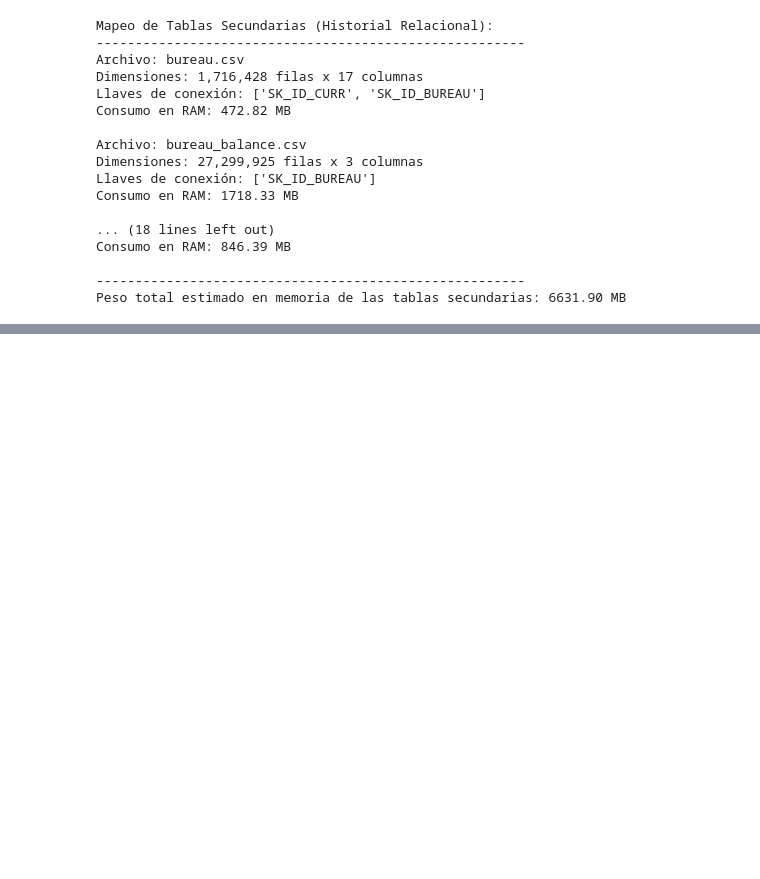
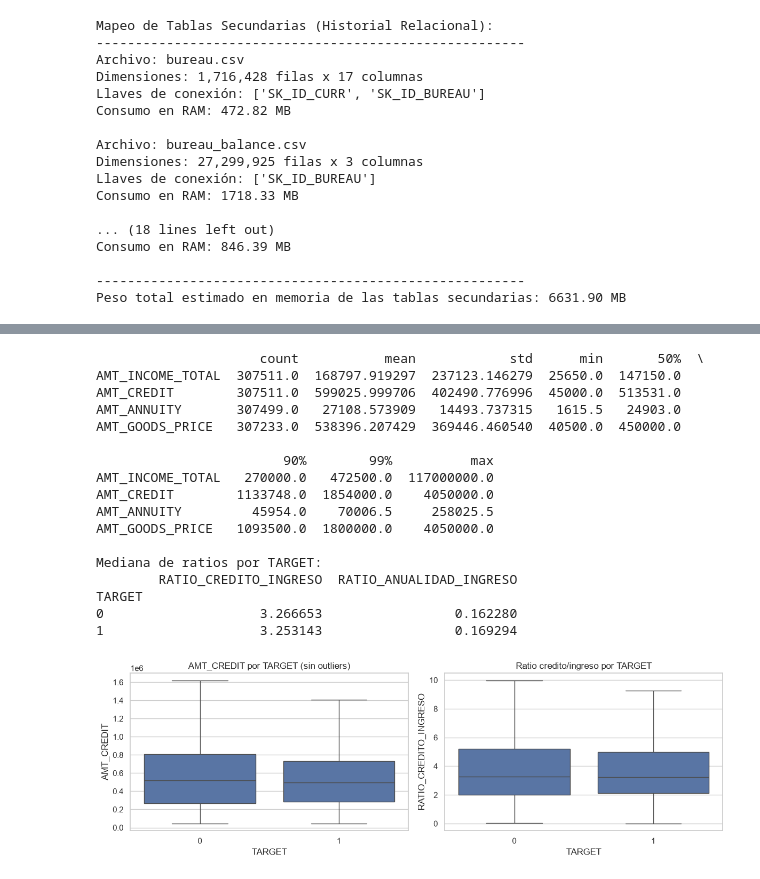
Before and after one commit to SebJoq21/Sistema-Predictivo_Home-Credit, a Jupyter notebook: 01-comprension-negocio-datos/01_EDA_application_train.ipynb, the cells around one changed output, grey strips where cells are left out. Saved outputs shown, nothing was run; the diff lists cells and outputs as text; code cells hidden in the pictures; blank space fills up the shorter version.

```diff
--- a/01-comprension-negocio-datos/01_EDA_application_train.ipynb
+++ b/01-comprension-negocio-datos/01_EDA_application_train.ipynb
@@ -184,0 +217,32 @@ Peso total estimado en memoria de las tablas secundarias: 6631.90 MB
+# %%
+fin = ['AMT_INCOME_TOTAL', 'AMT_CREDIT', 'AMT_ANNUITY', 'AMT_GOODS_PRICE']
+print(df_train[fin].describe(percentiles=[0.5, 0.9, 0.99]).T)
+df_train['RATIO_CREDITO_INGRESO'] = df_train['AMT_CREDIT'] / df_train['AMT_INCOME_TOTAL']
+df_train['RATIO_ANUALIDAD_INGRESO'] = df_train['AMT_ANNUITY'] / df_train['AMT_INCOME_TOTAL']
+print("\nMediana de ratios por TARGET:")
+print(df_train.groupby('TARGET', observed=True)[['RATIO_CREDITO_INGRESO', 'RATIO_ANUALIDAD_INGRESO']].median())
+fig, axes = plt.subplots(1, 2, figsize=(12, 4))
+sns.boxplot(data=df_train, x='TARGET', y='AMT_CREDIT', ax=axes[0], showfliers=False)
+axes[0].set_title('AMT_CREDIT por TARGET (sin outliers)')
+sns.boxplot(data=df_train, x='TARGET', y='RATIO_CREDITO_INGRESO', ax=axes[1], showfliers=False)
+axes[1].set_title('Ratio credito/ingreso por TARGET')
+plt.tight_layout(); plt.show()
+# %% [output]
+                     count           mean            std      min       50%  \
+AMT_INCOME_TOTAL  307511.0  168797.919297  237123.146279  25650.0  147150.0
+AMT_CREDIT        307511.0  599025.999706  402490.776996  45000.0  513531.0
+AMT_ANNUITY       307499.0   27108.573909   14493.737315   1615.5   24903.0
+AMT_GOODS_PRICE   307233.0  538396.207429  369446.460540  40500.0  450000.0
+
+                        90%        99%          max
+AMT_INCOME_TOTAL   270000.0   472500.0  117000000.0
+AMT_CREDIT        1133748.0  1854000.0    4050000.0
+AMT_ANNUITY         45954.0    70006.5     258025.5
+AMT_GOODS_PRICE   1093500.0  1800000.0    4050000.0
+
+Mediana de ratios por TARGET:
+        RATIO_CREDITO_INGRESO  RATIO_ANUALIDAD_INGRESO
+TARGET
+0                    3.266653                 0.162280
+1                    3.253143                 0.169294
+[figure, added]
```
Also changed, not shown: parts of 16 cells of this notebook, 1 other file.
